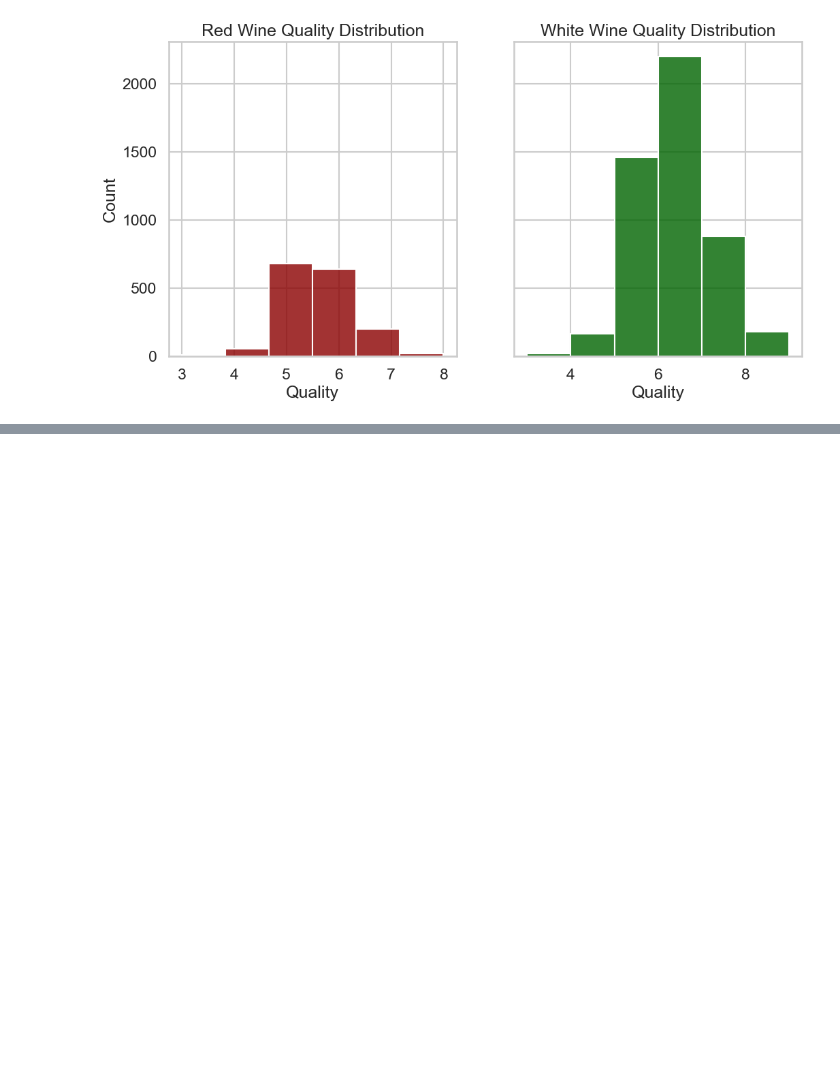
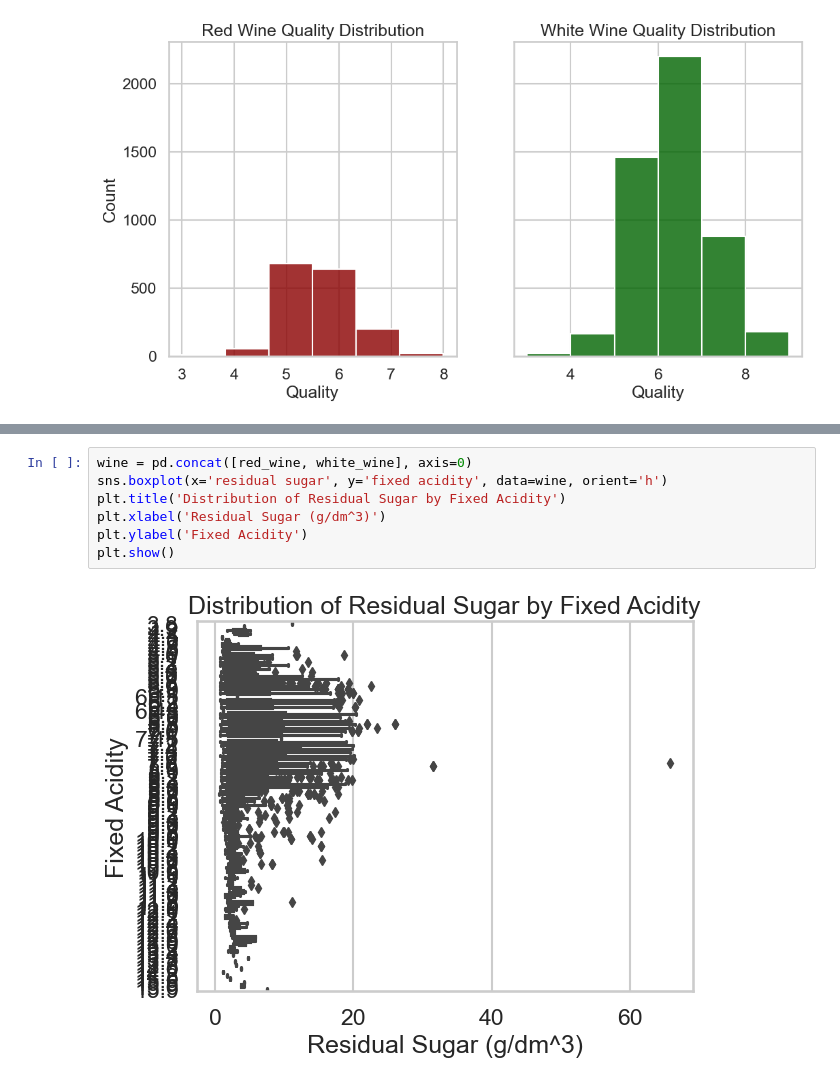
Before and after one commit to sfdatade/blueberry_winerys_project, a Jupyter notebook: BlueBerry_Winery_Project.ipynb, the cells around one changed output, grey strips where cells are left out. Drawn from its saved outputs; the diff is of its cells as text; blank space fills up the shorter version.

```diff
--- a/BlueBerry_Winery_Project.ipynb
+++ b/BlueBerry_Winery_Project.ipynb
@@ -415,0 +464,9 @@ plt.show()
+# %%
+wine = pd.concat([red_wine, white_wine], axis=0)
+sns.boxplot(x='residual sugar', y='fixed acidity', data=wine, orient='h')
+plt.title('Distribution of Residual Sugar by Fixed Acidity')
+plt.xlabel('Residual Sugar (g/dm^3)')
+plt.ylabel('Fixed Acidity')
+plt.show()
+# %% [output]
+[figure, added]
```
Also changed, not shown: parts of 10 cells of this notebook, 1 other file.
